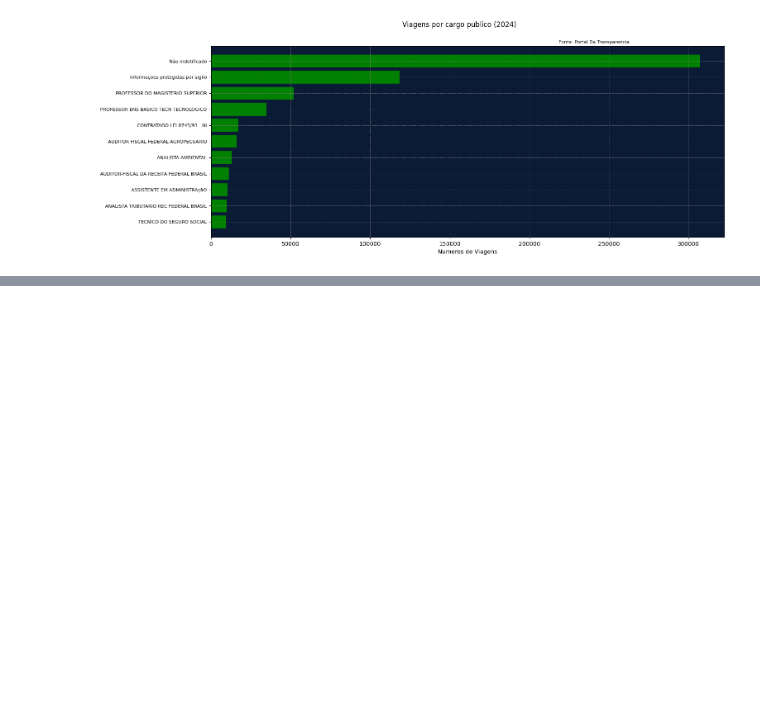
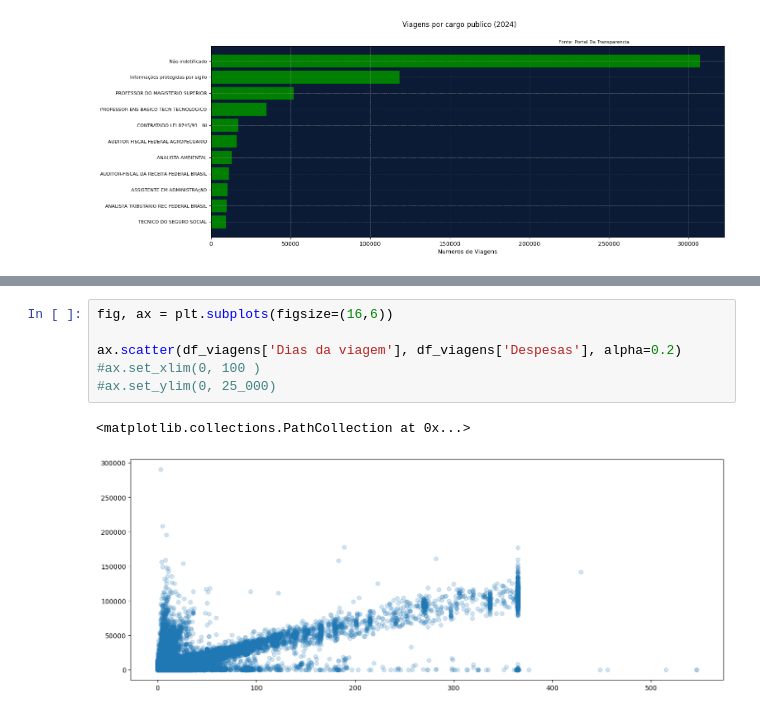
Before and after one commit to Murilo11/Analise-de-Dados-Portal-de-Transparencia, a Jupyter notebook: Analise_De_Dados_do_Portal_da_Transparencia.ipynb, the cells around one changed output, grey strips where cells are left out. Drawn from its saved outputs; the diff is of its cells as text; blank space fills up the shorter version.

```diff
--- a/Analise_De_Dados_do_Portal_da_Transparencia.ipynb
+++ b/Analise_De_Dados_do_Portal_da_Transparencia.ipynb
@@ -561,0 +580,9 @@ plt.show()
+# %%
+fig, ax = plt.subplots(figsize=(16,6))
+
+ax.scatter(df_viagens['Dias da viagem'], df_viagens['Despesas'], alpha=0.2)
+#ax.set_xlim(0, 100 )
+#ax.set_ylim(0, 25_000)
+# %% [output]
+<matplotlib.collections.PathCollection at 0x...>
+[figure, added]
```
Also changed, not shown: parts of 6 cells of this notebook.
